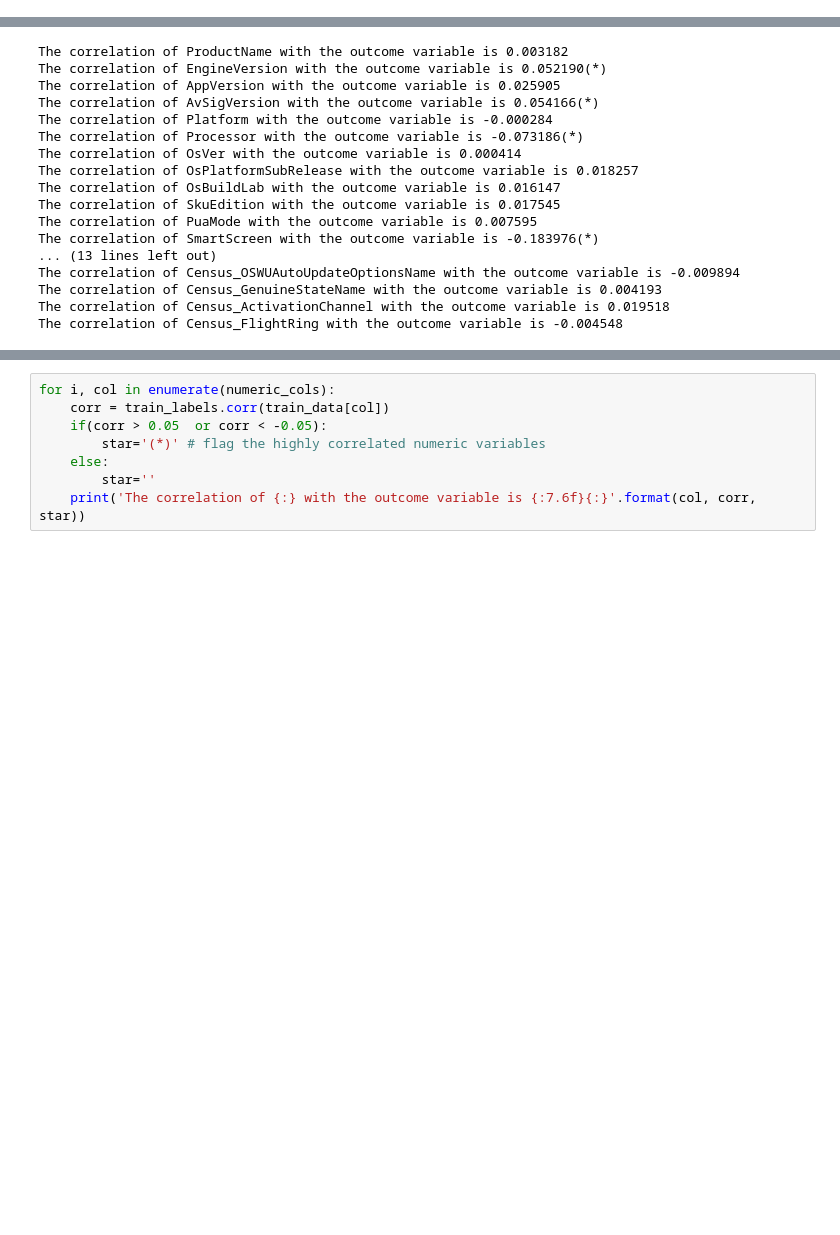
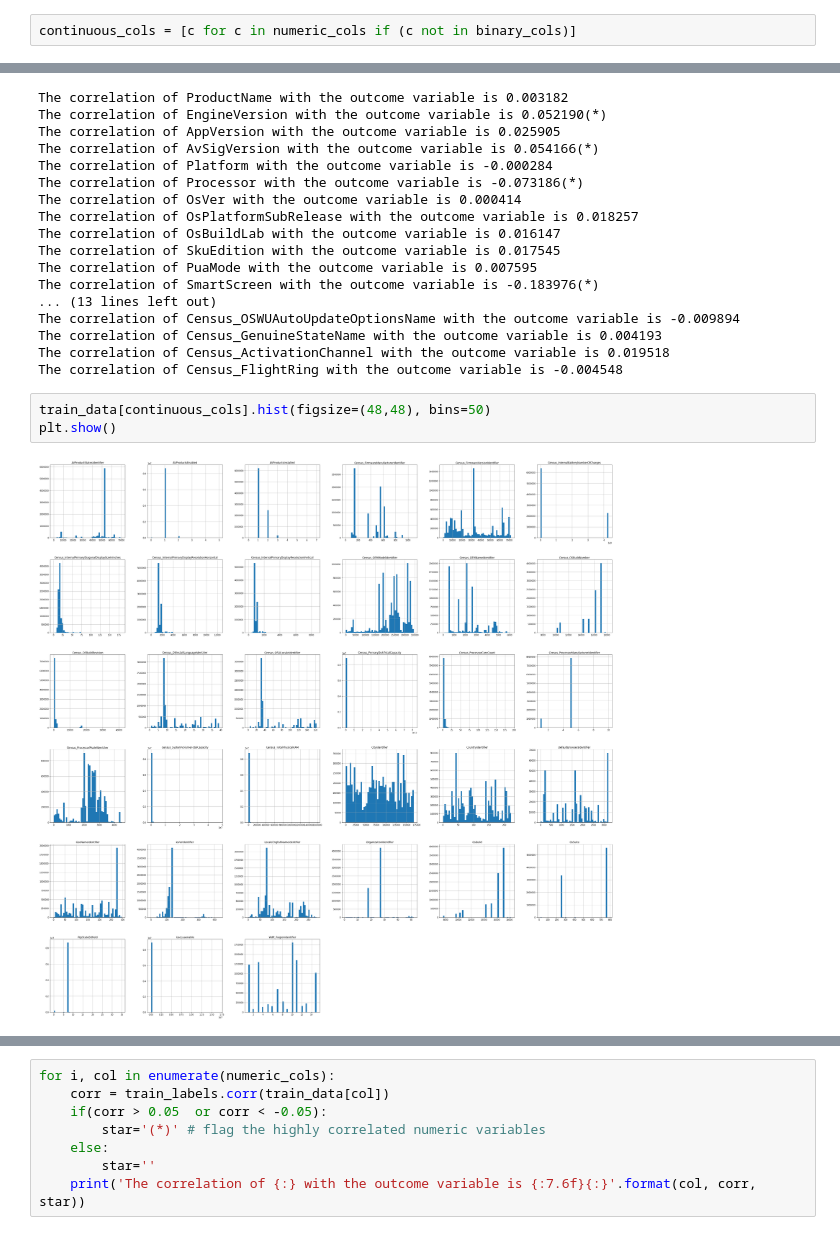
Before and after one commit to kevin-hartman/207-final-project, a Jupyter notebook: KH-notebook.ipynb, the cells around one changed output, grey strips where cells are left out. Drawn from its saved outputs; the diff is of its cells as text; blank space fills up the shorter version.

```diff
--- a/KH-notebook.ipynb
+++ b/KH-notebook.ipynb
@@ -164,6 +164,8 @@ numeric_cols = [c for c,v in dtypes.items() if v in numerics and c in train_data
 binary_cols = [c for c in train_data.columns if train_data[c].nunique() == 2]
 # %%
 nominal_cols = [c for c in train_data.columns if (c not in numeric_cols)]
+# %%
+continuous_cols = [c for c in numeric_cols if (c not in binary_cols)]
 # %%
 # Encode nominal variables as labeled strings
 from sklearn.preprocessing import LabelEncoder
@@ -261,3 +268,8 @@ The correlation of Census_OSWUAutoUpdateOptionsName with the outcome variable is
 The correlation of Census_GenuineStateName with the outcome variable is 0.004193
 The correlation of Census_ActivationChannel with the outcome variable is 0.019518
 The correlation of Census_FlightRing with the outcome variable is -0.004548
+# %%
+train_data[continuous_cols].hist(figsize=(48,48), bins=50)
+plt.show()
+# %% [output]
+[figure, added]
```
Also changed, not shown: parts of 2 cells of this notebook.
